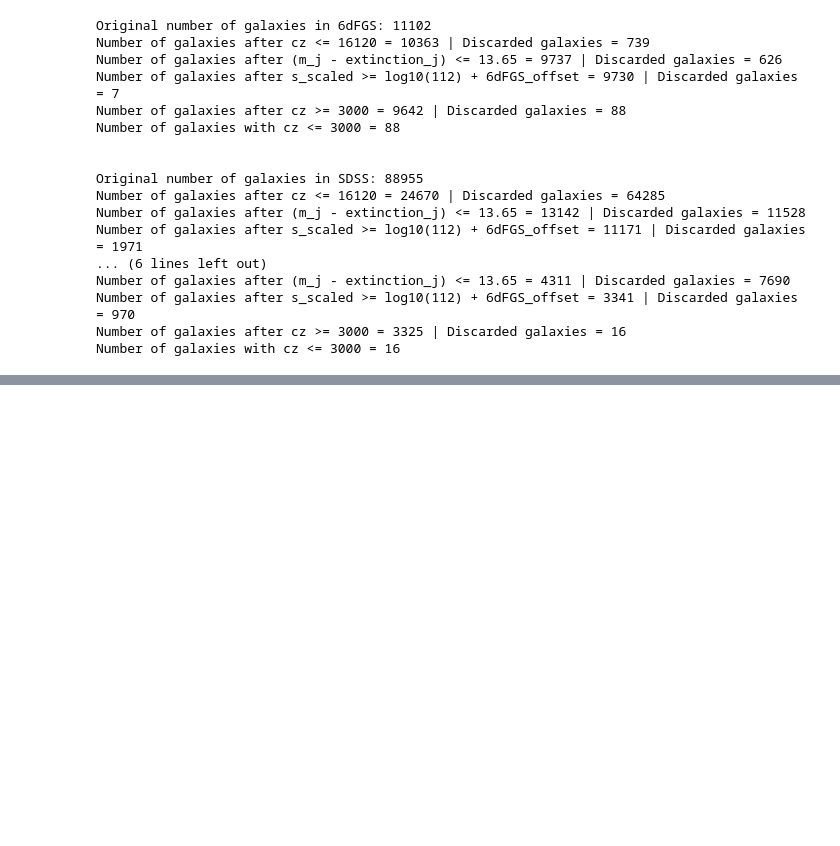
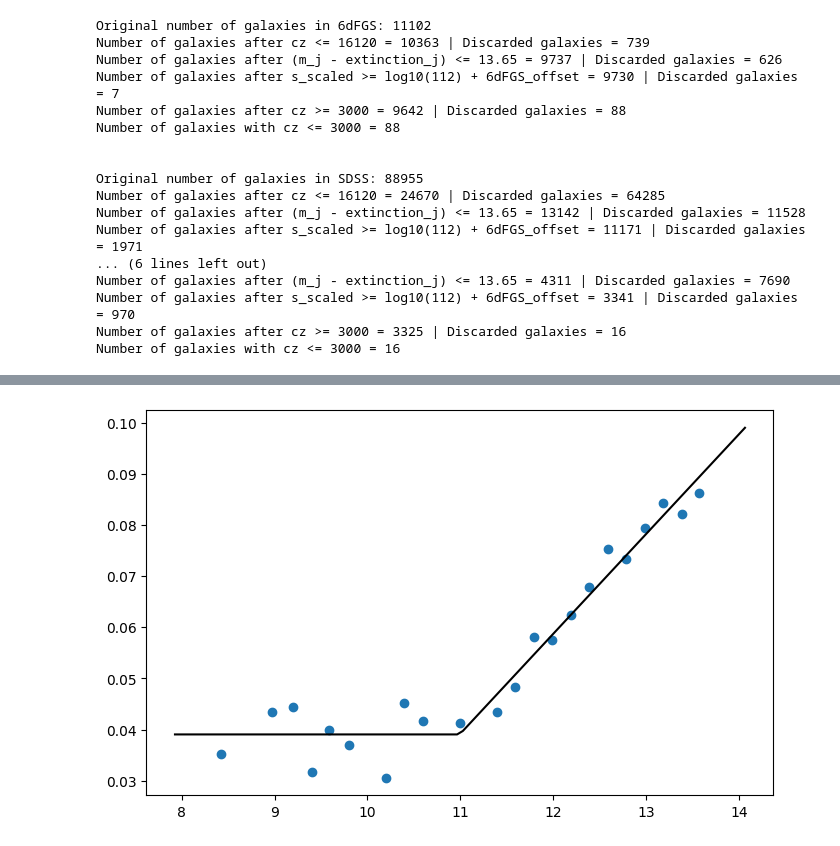
Before and after one commit to mrafifrbbn/thesis-research-2.0, a Jupyter notebook: notebook.ipynb, the cells around one changed output, grey strips where cells are left out. Saved outputs shown, nothing was run; the diff lists cells and outputs as text; code cells hidden in the pictures; blank space fills up the shorter version.

Commit message:
experimenting on deriving photometric errors

```diff
--- a/notebook.ipynb
+++ b/notebook.ipynb
@@ -1533,0 +1549,95 @@ Index(['tmass', 'Jlogr', 'n', 'Hlogr', 'Klogr', '_6dFGS', 'ra', 'dec', 'cz',
+# %%
+# Constant
+MAG_BIN_WIDTH = 0.2    # magnitude bin width
+
+INPUT_FILEPATH = {
+    '6dFGS': 'data/processed/zms_cut/6dfgs.csv',
+    'SDSS': 'data/processed/zms_cut/sdss.csv',
+    'LAMOST': 'data/processed/zms_cut/lamost.csv'
+}
+
+df = pd.DataFrame()
+
+for survey in SURVEY_LIST:
+    req_cols = ['tmass', 'j_m_ext', 'extinction_j', 'i_j', 'i_h', 'i_k']
+    df_survey = pd.read_csv(INPUT_FILEPATH[survey])[req_cols]
+    df = pd.concat([df, df_survey])
+
+df = df.drop_duplicates(subset='tmass')
+
+# Calculate extinction-corrected J-band magnitude
+df['mag_j'] = df['j_m_ext'] - df['extinction_j']
+
+# Calculate all colors
+df['color_jh'] = df['i_j'] - df['i_h']
+df['color_jk'] = df['i_j'] - df['i_k']
+df['color_hk'] = df['i_h'] - df['i_k']
+
+# Create the magnitude bins
+bin_list = np.arange(df['mag_j'].min(), df['mag_j'].max() + MAG_BIN_WIDTH, MAG_BIN_WIDTH)
+bin_label = range(1, len(bin_list))
+df['mag_j_bin'] = pd.cut(df['mag_j'], bin_list, labels=bin_label)
+
+# Calculate the variance of the colors in each bin
+delta2_jh = df.groupby('mag_j_bin', observed=False)['color_jh'].var()
+delta2_jk = df.groupby('mag_j_bin', observed=False)['color_jk'].var()
+delta2_hk = df.groupby('mag_j_bin', observed=False)['color_hk'].var()
+mag_j_bin_mean = df.groupby('mag_j_bin', observed=False)['mag_j'].mean()
+
+# Calculate the error in j alone
+e_i_j = np.sqrt(0.5 * (delta2_jh + delta2_jk - delta2_hk))
+
+# Remove nan values
+notnan_indices = ~np.isnan(e_i_j)
+e_i_j = e_i_j[notnan_indices].to_numpy()
+mag_j_bin_mean = mag_j_bin_mean[notnan_indices].to_numpy()
+
+# # Plot the data
+# plt.figure(figsize=DEFAULT_FIGSIZE)
+# plt.scatter(mag_j_bin_mean, e_i_j)
+
+# Piecewise linear function
+def piecewise_linear(x, x0, y0, k):
+    y_pred = np.piecewise(x, [x < x0, x > x0], [lambda x: y0, lambda x: k * (x - x0) + y0])
+    return y_pred
+
+# Fit the function iteratively
+x_data = mag_j_bin_mean
+y_data = e_i_j
+datacount = len(y_data)
+is_converged = False
+i = 1
+while not is_converged:
+    print(f"Iteration {i}")
+    # Fit the parameters
+    popt, pcov = curve_fit(piecewise_linear, x_data, y_data, p0=[11.0, 0.02, 0.05])
+    print(f'Parameters: x0 = {round(popt[0], 4)}')
+    print(f'y0 = {round(popt[1], 4)}')
+    print(f'k = {round(popt[2], 4)}')
+    print(f'Constant = {round(popt[1] - popt[2] * popt[0], 4)}')
+#     print(f"Equation: y = {popt_j[2]:.4f}m_J + {constant_j:.4f} for x >= {popt_j[0]:.4f}")
+
+    # Calculate the predicted values and chi statistics
+    y_pred = piecewise_linear(x_data, *popt)
+    chisq = ((y_data - y_pred) / y_pred)**2
+
+    # Reject the 'bad' data (chisq > 0.5)
+    bad_data_indices = chisq > 0.06
+    x_data = x_data[~bad_data_indices]
+    y_data = y_data[~bad_data_indices]
+    datacount_new = len(y_data)
+
+    is_converged = True if datacount == datacount_new else False
+    datacount = datacount_new
+    i += 1
+
+# Plot the results
+x_trial = np.linspace(np.min(x_data) - 0.5, np.max(x_data) + 0.5, 100)
+y_trial = piecewise_linear(x_trial, *popt)
+
+plt.figure(figsize=DEFAULT_FIGSIZE)
+plt.scatter(x_data, y_data)
+plt.plot(x_trial, y_trial, color='k')
+
+plt.show()
+# %% [output]
@@ -1533,0 +1659 @@ Index(['tmass', 'Jlogr', 'n', 'Hlogr', 'Klogr', '_6dFGS', 'ra', 'dec', 'cz',
+[figure, added]
```
Also changed, not shown: parts of 9 cells of this notebook, 3 other files.
